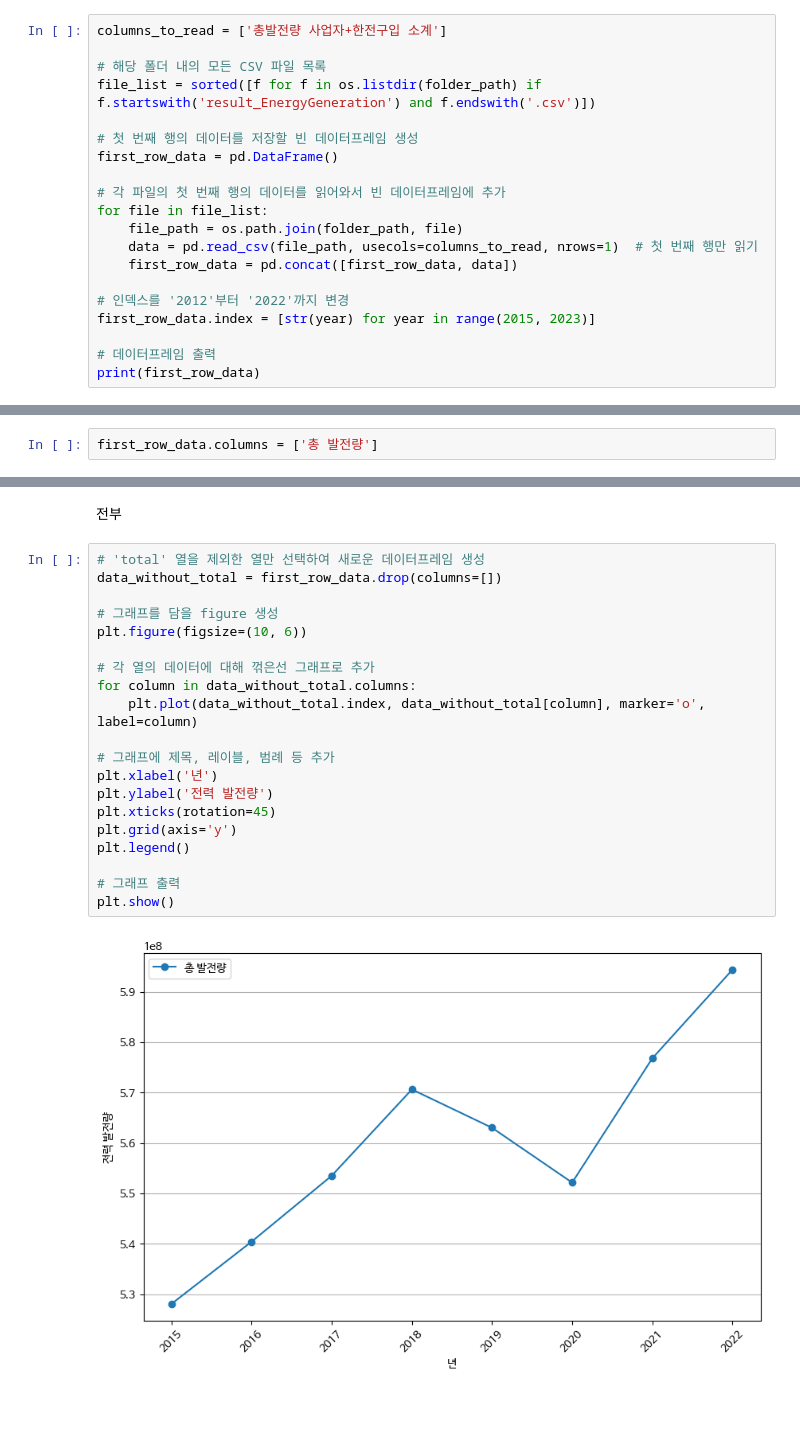
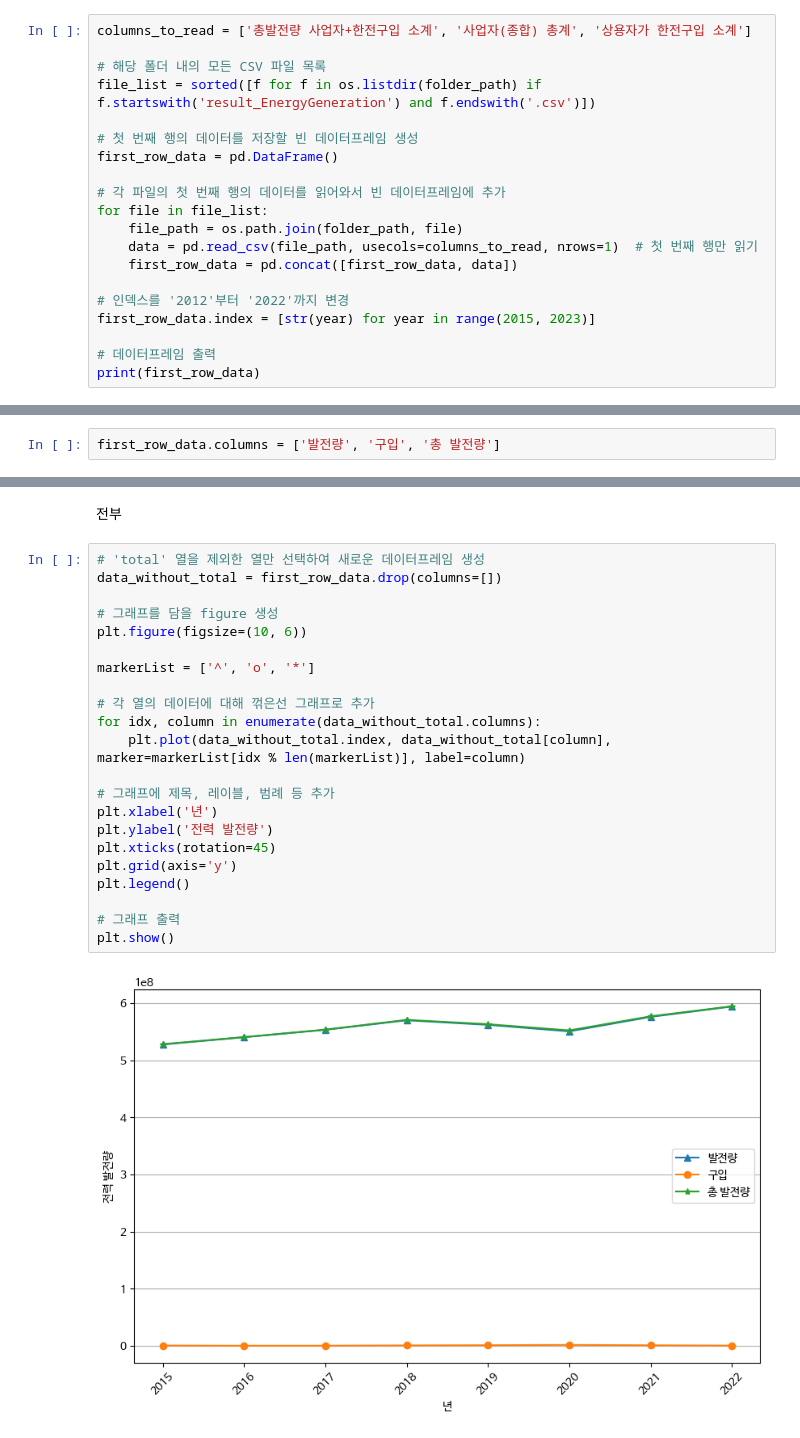
Before and after one commit to intoMaven/DB_Processing, a Jupyter notebook: EnergyGeneration.ipynb, the cells around one changed output, grey strips where cells are left out. Cells and saved outputs as stored; diff of their text form; blank space fills up the shorter version.

```diff
--- a/EnergyGeneration.ipynb
+++ b/EnergyGeneration.ipynb
@@ -36,7 +36,7 @@ folder_path = '/content/drive/MyDrive/DB프로젝트/data_csv/res
 # %% [output]
 Drive already mounted at /content/drive; to attempt to forcibly remount, call drive.mount("/content/drive", force_remount=True).
 # %%
-columns_to_read = ['총발전량 사업자+한전구입 소계']
+columns_to_read = ['총발전량 사업자+한전구입 소계', '사업자(종합) 총계', '상용자가 한전구입 소계']
 
 # 해당 폴더 내의 모든 CSV 파일 목록
 file_list = sorted([f for f in os.listdir(folder_path) if f.startswith('result_EnergyGeneration') and f.endswith('.csv')])
@@ -68,5 +68,5 @@ print(first_row_data)
 # %%
-first_row_data.columns = ['총 발전량']
+first_row_data.columns = ['발전량', '구입', '총 발전량']
 # %%
 first_row_data.info()
 # %% [output]
@@ -100,22 +106,24 @@ for column in first_row_data.columns:
 # %%
 # 'total' 열을 제외한 열만 선택하여 새로운 데이터프레임 생성
 data_without_total = first_row_data.drop(columns=[])
 
 # 그래프를 담을 figure 생성
 plt.figure(figsize=(10, 6))
 
+markerList = ['^', 'o', '*']
+
 # 각 열의 데이터에 대해 꺾은선 그래프로 추가
-for column in data_without_total.columns:
-    plt.plot(data_without_total.index, data_without_total[column], marker='o', label=column)
+for idx, column in enumerate(data_without_total.columns):
+    plt.plot(data_without_total.index, data_without_total[column], marker=markerList[idx % len(markerList)], label=column)
 
 # 그래프에 제목, 레이블, 범례 등 추가
 plt.xlabel('년')
 plt.ylabel('전력 발전량')
 plt.xticks(rotation=45)
 plt.grid(axis='y')
 plt.legend()
 
 # 그래프 출력
 plt.show()
 # %% [output]
-[figure, old version]
+[figure, new version]
```
Also changed, not shown: parts of 4 cells of this notebook.
